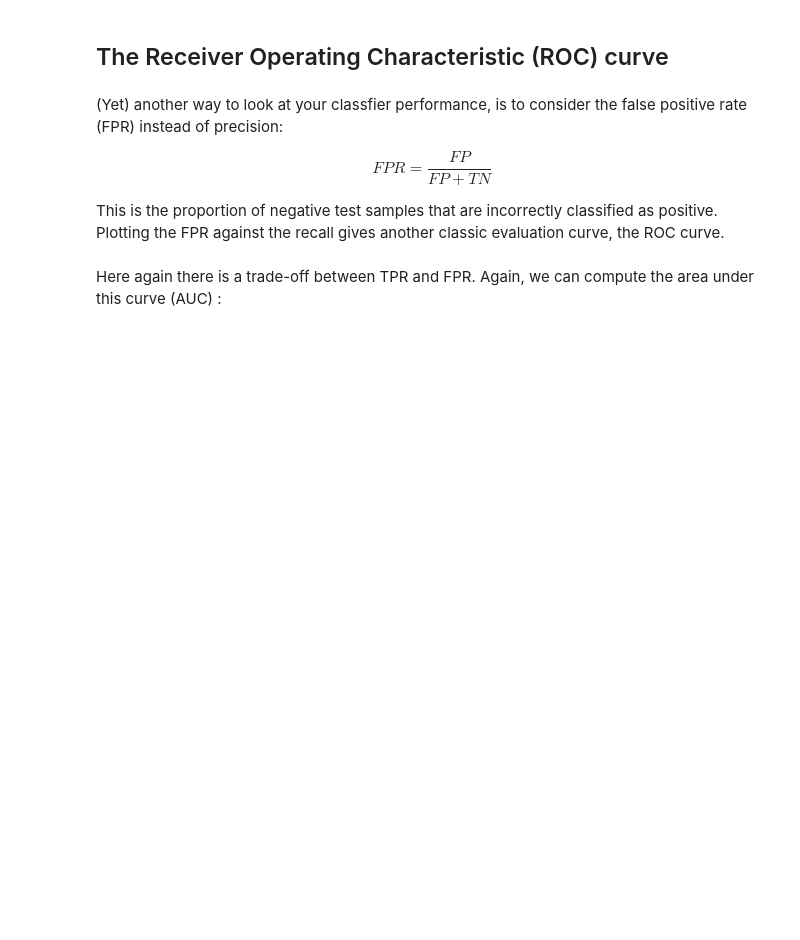
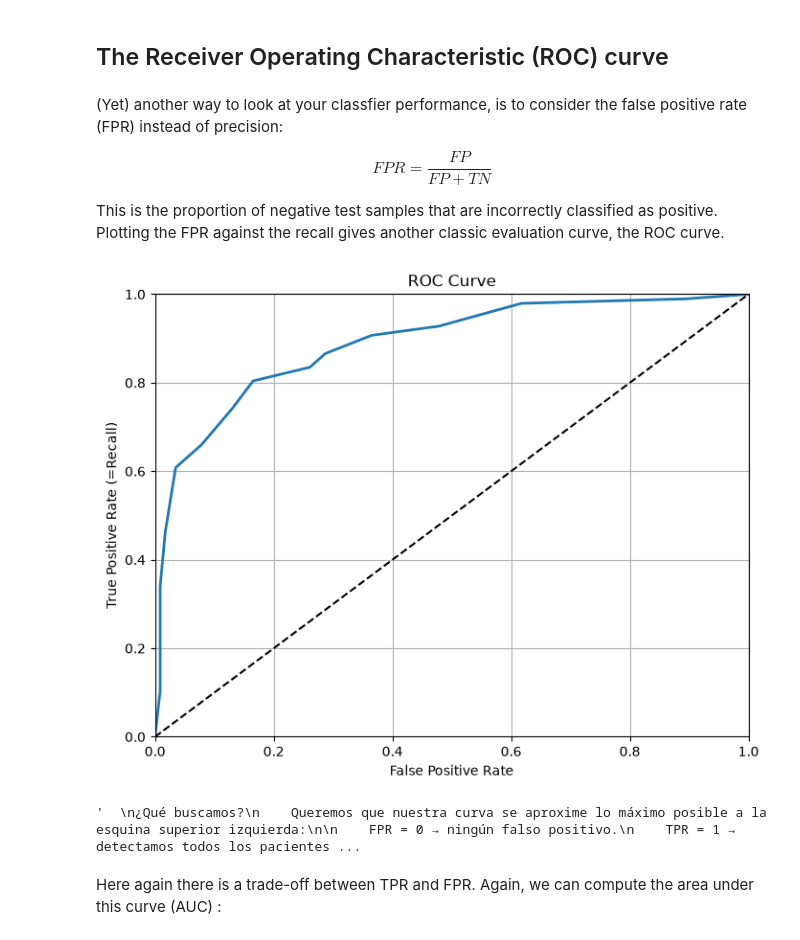
Before and after one commit to Robert-dataAI/ML2.1-classification_intro, a Jupyter notebook: notebooks/Machine_Learning_2.1_Classification.ipynb, the cells around one changed output. Saved outputs shown, nothing was run; the diff lists cells and outputs as text; code cells hidden in the pictures; blank space fills up the shorter version.

```diff
--- a/notebooks/Machine_Learning_2.1_Classification.ipynb
+++ b/notebooks/Machine_Learning_2.1_Classification.ipynb
@@ -496,2 +760,59 @@ def plot_roc_curve(fpr, tpr, label=None):
+# %%
+#The ROC curve
+from sklearn.metrics import roc_curve
+
+"""
+la curva ROC (Receiver Operating Characteristic).
+
+    Esta curva permite evaluar el rendimiento de nuestro clasificador KNN observando la relación entre dos métricas:
+
+        ** FPR (False Positive Rate): proporción de pacientes sanos que el modelo clasifica incorrectamente como enfermos.
+        ** TPR (True Positive Rate): proporción de pacientes enfermos que el modelo identifica correctamente. Es exactamente
+        el Recall.
+"""
+
+
+def plot_roc_curve(fpr, tpr, label=None):
+    plt.plot(fpr, tpr, linewidth=2, label=label)
+    plt.plot([0, 1], [0, 1], 'k--')
+    plt.axis([0, 1, 0, 1])
+    plt.xlabel('False Positive Rate')
+    plt.ylabel('True Positive Rate (=Recall)')
+
+"""
+    Variable	    Significado
+    fpr	            Tasa de falsos positivos.
+    tpr	            Tasa de verdaderos positivos (Recall).
+    thresholds_roc	Diferentes umbrales de clasificación.
+
+    Utilizamos y_cv_proba[:, 1] porque queremos las probabilidades de que un paciente tenga una enfermedad cardíaca.
+"""
+
+#TOFILL
+# Calculate FPR, TPR and thresholds
+fpr, tpr, thresholds_roc = roc_curve( y_train, y_cv_proba[:, 1] )
+
+# Plot ROC curve
+plt.figure(figsize=(8, 6))
+plot_roc_curve(fpr, tpr)
+
+plt.title("ROC Curve")
+plt.grid()
+plt.show()
+
+
+"""
+¿Qué buscamos?
+    Queremos que nuestra curva se aproxime lo máximo posible a la esquina superior izquierda:
+
+    FPR = 0 → ningún falso positivo.
+    TPR = 1 → detectamos todos los pacientes enfermos.
+importante: la curva ROC nos permite estudiar la capacidad del modelo para
+distinguir entre pacientes sanos y enfermos,
+teniendo en cuenta los diferentes umbrales de clasificación.
+"""
+# %% [output]
+[figure, added]
+'  \n¿Qué buscamos?\n    Queremos que nuestra curva se aproxime lo máximo posible a la esquina superior izquierda:\n\n    FPR = 0 → ningún falso positivo.\n    TPR = 1 → detectamos todos los pacientes ...
 # %% [markdown]
 Here again there is a trade-off between TPR and FPR. Again, we can compute the area under this curve (AUC) :
```
Also changed, not shown: parts of 22 cells of this notebook, 1 other file.
